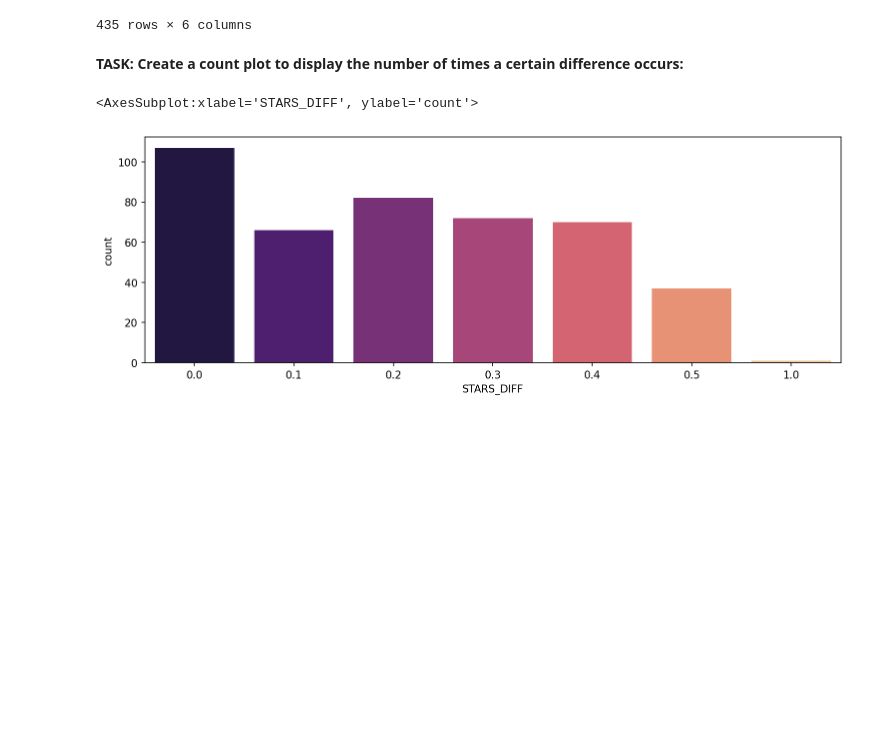
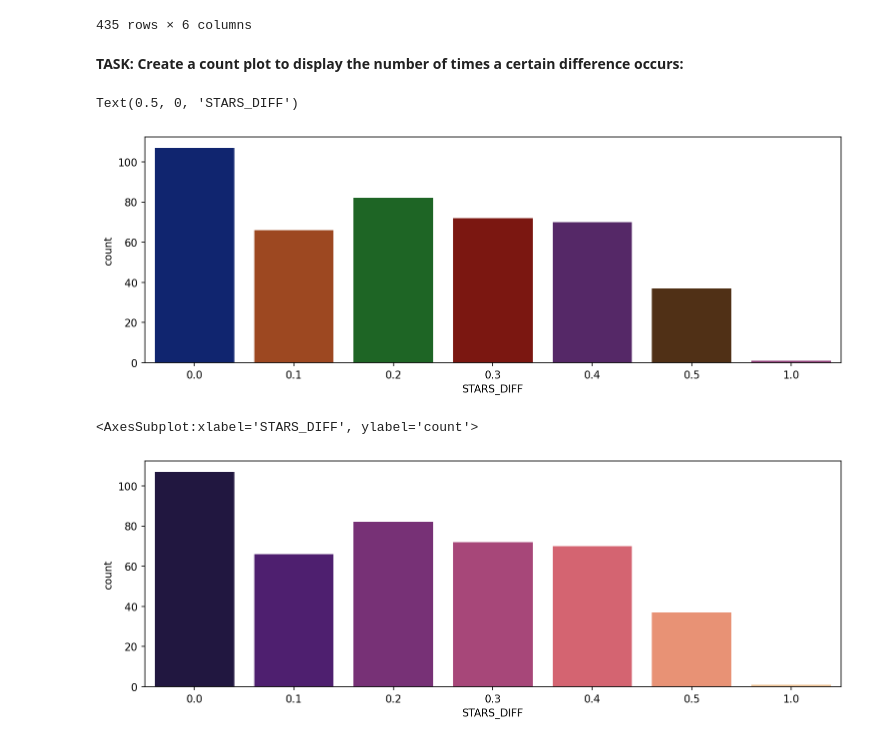
Before and after one commit to Jared-Glenn/Data_Science_Course_Practice, a Jupyter notebook: 00-Capstone-Project.ipynb, the cells around one changed output. Drawn from its saved outputs; the diff is of its cells as text; code cells hidden in the pictures; blank space fills up the shorter version.

```diff
--- a/00-Capstone-Project.ipynb
+++ b/00-Capstone-Project.ipynb
@@ -273,0 +287,6 @@ len(fan_vote[fan_vote['VOTES'] == 0])
+# %%
+#CODE HERE
+
+fan_vote['STARS-RATING'] = round(fan_vote['STARS'] - fan_vote['RATING'], 1)
+
+fan_vote.head(10)
@@ -293,3 +327,12 @@ len(fan_vote[fan_vote['VOTES'] == 0])
+# %%
+plt.figure(figsize=(12,4), dpi=150)
+sns.set_palette('dark')
+
+sns.countplot(data=fan_vote, x='STARS-RATING')
+plt.xlabel('STARS_DIFF')
+# %% [output]
+Text(0.5, 0, 'STARS_DIFF')
+[figure, added]
 # %%
 # %% [output]
 <AxesSubplot:xlabel='STARS_DIFF', ylabel='count'>
```
Also changed, not shown: parts of 26 cells of this notebook.
